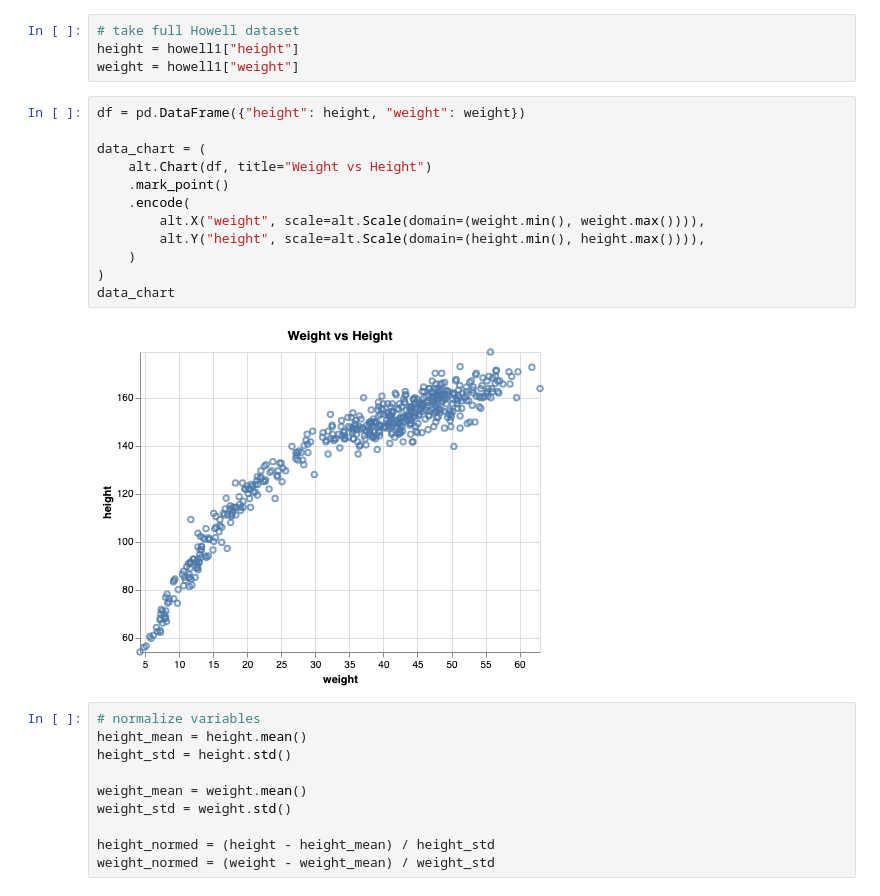
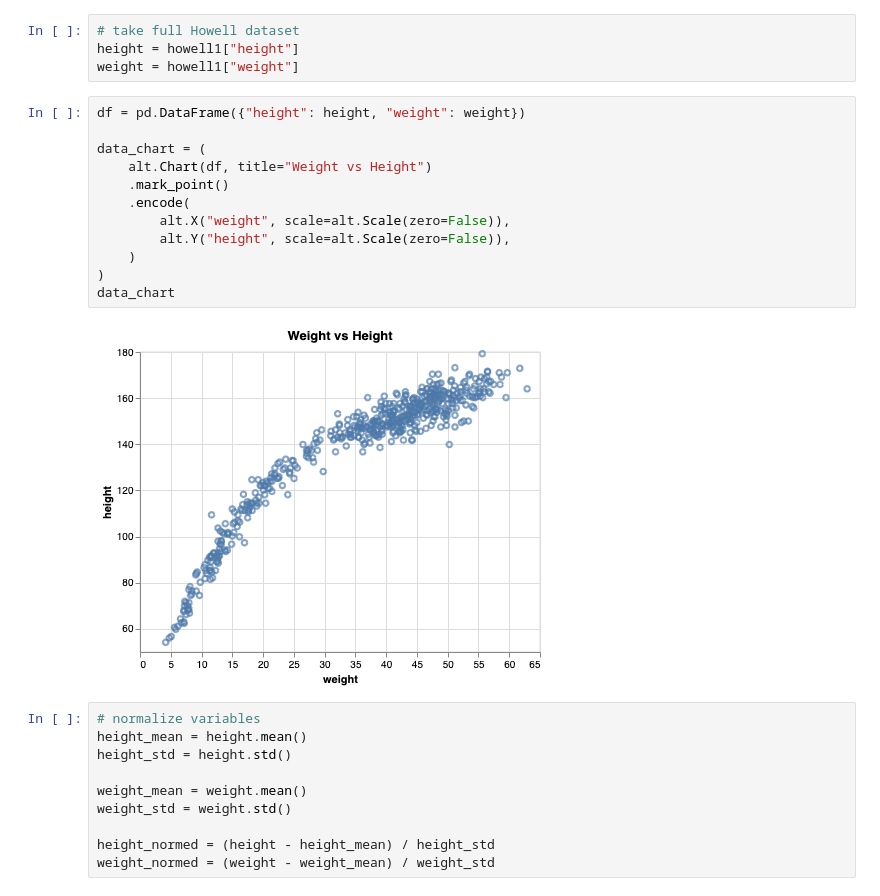
Before and after one commit to regata/statreth, a Jupyter notebook: notebooks/ch04.ipynb, the cells around one changed output. Saved outputs shown, nothing was run; the diff lists cells and outputs as text.

```diff
--- a/notebooks/ch04.ipynb
+++ b/notebooks/ch04.ipynb
@@ -659,17 +657,17 @@ weight = howell1["weight"]
 # %%
 df = pd.DataFrame({"height": height, "weight": weight})
 
 data_chart = (
     alt.Chart(df, title="Weight vs Height")
     .mark_point()
     .encode(
-        alt.X("weight", scale=alt.Scale(domain=(weight.min(), weight.max()))),
-        alt.Y("height", scale=alt.Scale(domain=(height.min(), height.max()))),
+        alt.X("weight", scale=alt.Scale(zero=False)),
+        alt.Y("height", scale=alt.Scale(zero=False)),
     )
 )
 data_chart
 # %% [output]
-[figure, old version]
+[figure, new version]
 # %%
 # normalize variables
 height_mean = height.mean()
```
Also changed, not shown: parts of 14 cells of this notebook, 2 other files.
